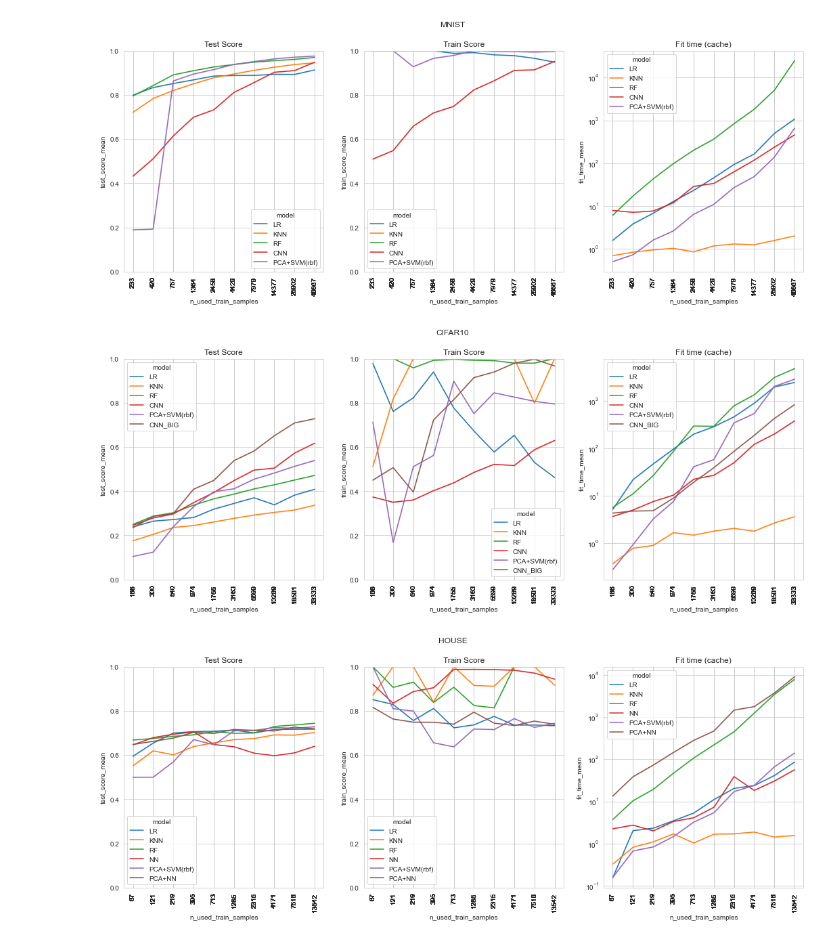
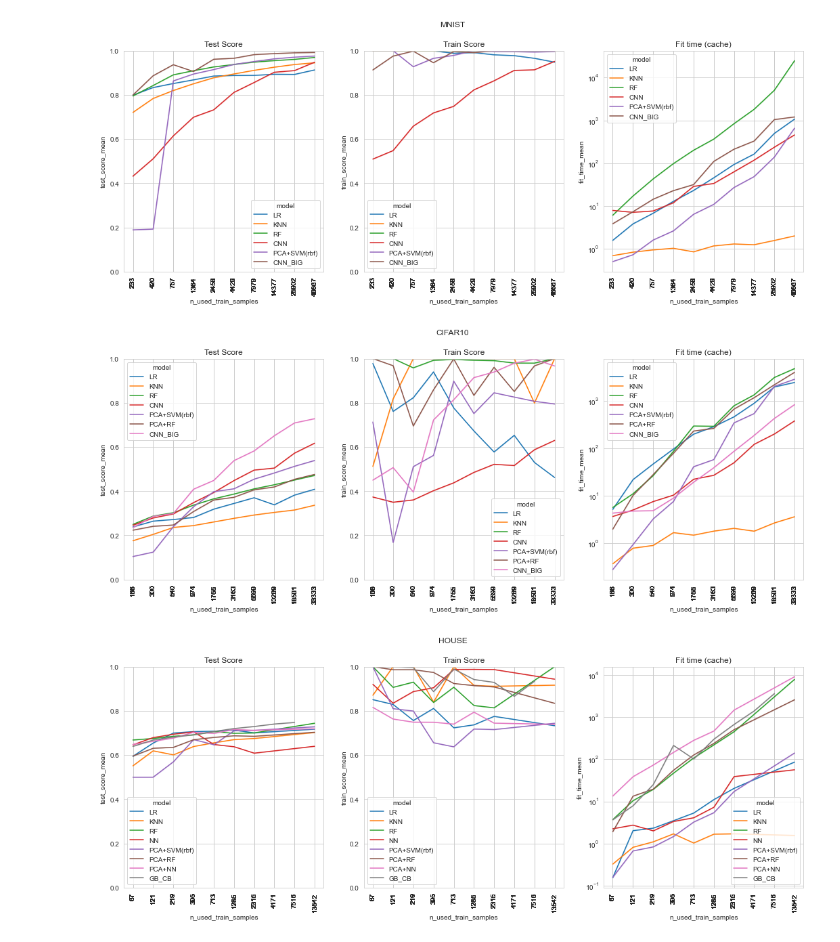
Before and after one commit to benikm91/cas_compare-models, a Jupyter notebook: src/scripts/plot_results.ipynb, the cells around one changed output. Cells and saved outputs as stored; diff of their text form; code cells hidden in the pictures.

```diff
--- a/src/scripts/plot_results.ipynb
+++ b/src/scripts/plot_results.ipynb
@@ -9,6 +10,7 @@ import matplotlib
 import matplotlib.pyplot as plt
 from pathlib import Path
 # %%
+mnist_dates = ['20220513-162152', '20220513-203630', '20220515-185834', '20220516-181630']
 mnist_filepaths = {
     350: 'mnist/out/mnist_350_20220513-162152.pickle',
     630: 'mnist/out/mnist_630_20220513-162152.pickle',
@@ -22,6 +24,7 @@ mnist_filepaths = {
     70000: 'mnist/out/mnist_70000_20220515-185834.pickle',
 
 }
+mnist_filepaths = { key: [f"mnist/out/mnist_{key}_{date}.pickle" for date in mnist_dates] for key in mnist_filepaths.keys() }
 cifar_dates = ['20220514-220438', '20220515-174248']
 cifar_filepaths = {
     250: 'cifar10/out/cifar_250_20220514-220438.pickle',
@@ -36,6 +39,7 @@ cifar_filepaths = {
     50000: 'cifar10/out/cifar_50000_20220514-220438.pickle',
 }
 cifar_filepaths = { key: [f"cifar10/out/cifar_{key}_{date}.pickle" for date in cifar_dates] for key in cifar_filepaths.keys() }
+house_dates = ['20220512-201443', '20220516-203233', '20220512-21434', '20220516-075525', '20220518-204250']
 house_filepaths = {
     101: 'house/out/house_101_20220512-201443.pickle',
     182: 'house/out/house_182_20220512-201443.pickle',
@@ -48,35 +52,25 @@ house_filepaths = {
     11274: 'house/out/house_11274_20220512-214341.pickle',
     20313: 'house/out/house_20313_20220516-075525.pickle',
 }
+house_filepaths = { key: [f"house/out/house_{key}_{date}.pickle" for date in house_dates] for key in house_filepaths.keys() }
 # %%
-def load_old(paths: Dict[int, str]):
-    def load_paths(paths):
-        for n_train_samples, path in paths.items():
-            with open(Path.cwd().parent / path, 'rb') as f:
-                for model, result in pickle.load(f).items():
-                    df = pd.DataFrame(index=range(len(result)))
-                    df['model'] = model
-                    df['test_score_mean'] = np.mean(result['test_score'])
-                    df['train_score_mean'] = np.mean(result['train_score'])
-                    df['fit_time_mean'] = np.mean(result['fit_time'])
-                    df['n_used_train_samples'] = np.mean(result['n_used_train_samples'])
-                    yield df
-
 def load(all_paths: Dict[int, str]):
     def load_paths(all_paths):
         for _, paths in all_paths.items():
             if type(paths) is str:
                 paths = [paths]
             for path in paths:
-                with open(Path.cwd().parent / path, 'rb') as f:
-                    for model, measurements in pickle.load(f).items():
-                        df = pd.DataFrame(index=range(len(measurements)))
-                        df['model'] = model
-                        df['test_score_mean'] = np.mean(measurements['test_score'])
-                        df['train_score_mean'] = np.mean(measurements['train_score'])
-                        df['fit_time_mean'] = np.mean(measurements['fit_time'])
-                        df['n_used_train_samples'] = np.mean(measurements['n_used_train_samples'])
-                        yield df
+                full_path = Path.cwd().parent / path
+                if os.path.exists(full_path):
+                    with open(full_path, 'rb') as f:
+                        for model, measurements in pickle.load(f).items():
+                            df = pd.DataFrame(index=range(len(measurements)))
+                            df['model'] = model
+                            df['test_score_mean'] = np.mean(measurements['test_score'])
+                            df['train_score_mean'] = np.mean(measurements['train_score'])
+                            df['fit_time_mean'] = np.mean(measurements['fit_time'])
+                            df['n_used_train_samples'] = np.mean(measurements['n_used_train_samples'])
+                            yield df
 
     df = pd.concat(load_paths(all_paths), axis=0, ignore_index=True)
 
@@ -117,14 +111,14 @@ def plot_data(df, title, models):
     plot_y(df.loc[df['model'].isin(models)], 'fit_time_mean', x_log=True, y_log=True, ax=ax[2])
     plt.show()
 # %%
-plot_data(mnist_df, 'MNIST', models = ['LR', 'KNN', 'RF', 'PCA+SVM(rbf)', 'NN', 'CNN'])
+plot_data(mnist_df, 'MNIST', models = ['LR', 'KNN', 'RF', 'PCA+SVM(rbf)', 'NN', 'CNN', 'CNN_BIG'])
 # %% [output]
-[figure, old version]
+[figure, new version]
 # %%
-plot_data(cifar_df, 'CIFAR10', models = ['LR', 'KNN', 'RF', 'PCA+SVM(rbf)', 'NN', 'CNN', 'CNN_BIG'])
+plot_data(cifar_df, 'CIFAR10', models = ['LR', 'KNN', 'RF', 'PCA+RF', 'PCA+SVM(rbf)', 'NN', 'CNN', 'CNN_BIG'])
 # %% [output]
-[figure, old version]
+[figure, new version]
 # %%
-plot_data(house_df, 'HOUSE', models = ['LR', 'KNN', 'RF', 'PCA+SVM(rbf)', 'NN', 'PCA+NN'])
+plot_data(house_df, 'HOUSE', models = ['LR', 'KNN', 'RF', 'GB_CB', 'PCA+RF', 'PCA+SVM(rbf)', 'NN', 'PCA+NN'])
 # %% [output]
-[figure, old version]
+[figure, new version]
```
Also changed, not shown: parts of 1 cell of this notebook, 2 other files.
